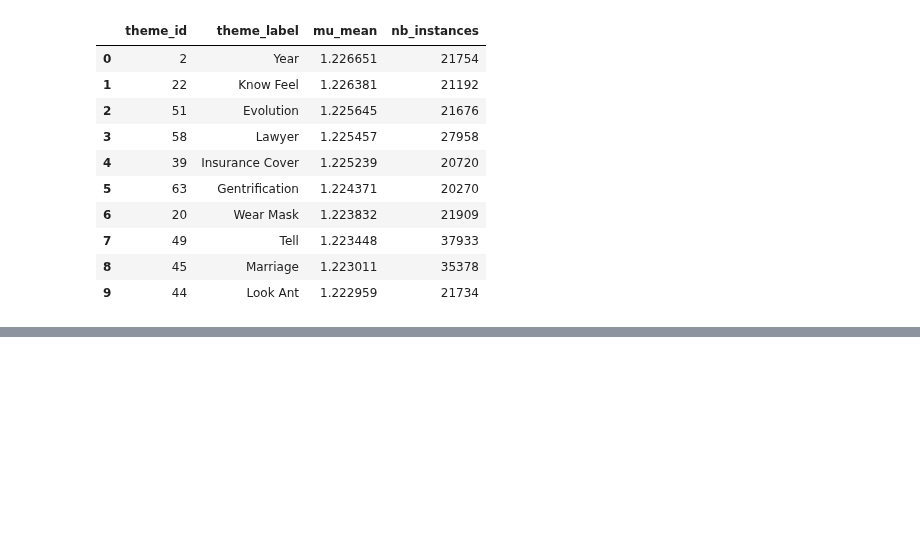
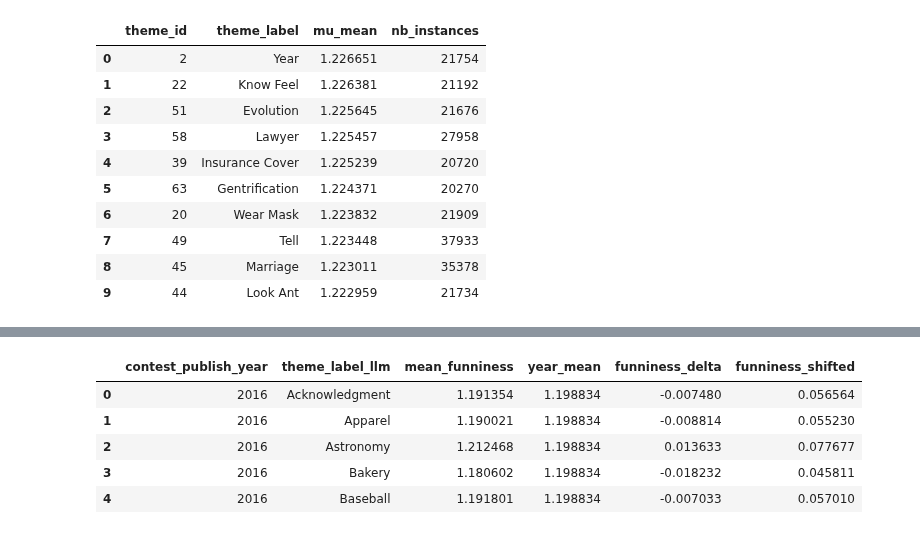
Before and after one commit to epfl-ada/ada-2025-project-json-derulo, a Jupyter notebook: src/Mariem/Themes_time.ipynb, the cells around one changed output, grey strips where cells are left out. Saved outputs shown, nothing was run; the diff lists cells and outputs as text; code cells hidden in the pictures; blank space fills up the shorter version.

Commit message:
Mariem P3 ready for merge

```diff
--- a/src/Mariem/Themes_time.ipynb
+++ b/src/Mariem/Themes_time.ipynb
@@ -20,12 +16,16 @@ Themes_aug_DIR = DATA_DIR / 'Themes_augmented_3.csv'
 # %%
-# Attach Ollama-generated theme labels without overwriting originals
-themes_df = pd.read_csv(THEMES_DIR)
-ollama_labels = (
-    pd.read_csv(Themes_aug_DIR)
-    .rename(columns={"caption_id": "theme_id", "gen_label": "llm_theme_label"})
-)
-ollama_themes_df = themes_df.merge(ollama_labels, on="theme_id", how="left")
-ollama_themes_df.head(10)
+# DATA DIRECTORIES
+PROJECT_ROOT = Path.cwd().parent.parent
+DATA_DIR = PROJECT_ROOT / 'data' / 'newyorker_caption_contest'
+JSON_DIR = DATA_DIR / 'contests.json'
+CSV_DIR = DATA_DIR / 'data'
+CSV_CLEAN_DIR = DATA_DIR / 'data_cleaned'
+IMG_DIR = DATA_DIR / 'images'
+DOC_THEMES_DIR = DATA_DIR / 'THEMES_RESULTS'/'docs_with_themes.csv'
+THEMES_TFIDF_DIR=DATA_DIR/'THEMES_RESULTS'/'TF_IDF_themes_scores.csv'
+THEMES_DIR=DATA_DIR/'THEMES_RESULTS'/'themes.csv'
+Themes_aug_DIR = DATA_DIR / 'Themes_augmented.csv'
+#flourish_dir=DATA_DIR/'flourish_theme_similarity.csv'
 # %% [markdown]
 ## Analyzing funiness over time
 # %%
@@ -104,0 +176,33 @@ docs_with_year[['contest_id', 'contest_day_publish', 'contest_year']].head(10)
+# %%
+yearly_theme_funniness = (
+    docs_with_themes
+    .groupby(["contest_publish_year", "theme_label_llm"])["mean"]
+    .mean()
+    .reset_index(name="mean_funniness")
+)
+# Compute yearly baseline funniness
+yearly_theme_funniness["year_mean"] = (
+    yearly_theme_funniness
+    .groupby("contest_publish_year")["mean_funniness"]
+    .transform("mean")
+)
+# delta from yearly mean
+yearly_theme_funniness["funniness_delta"] = (
+    yearly_theme_funniness["mean_funniness"]
+    - yearly_theme_funniness["year_mean"]
+)
+
+# shift so everything is positive
+min_delta = yearly_theme_funniness["funniness_delta"].min()
+yearly_theme_funniness["funniness_shifted"] = (
+    yearly_theme_funniness["funniness_delta"] - min_delta + 0.001
+)
+
+yearly_theme_funniness.head()
+# %% [output]
+|  | contest_publish_year | theme_label_llm | mean_funniness | year_mean | funniness_delta | funniness_shifted |
+| 0 | 2016 | Acknowledgment | 1.191354 | 1.198834 | -0.007480 | 0.056564 |
+| 1 | 2016 | Apparel | 1.190021 | 1.198834 | -0.008814 | 0.055230 |
+| 2 | 2016 | Astronomy | 1.212468 | 1.198834 | 0.013633 | 0.077677 |
+| 3 | 2016 | Bakery | 1.180602 | 1.198834 | -0.018232 | 0.045811 |
+| 4 | 2016 | Baseball | 1.191801 | 1.198834 | -0.007033 | 0.057010 |
```
Also changed, not shown: parts of 17 cells of this notebook, 7 other files.
